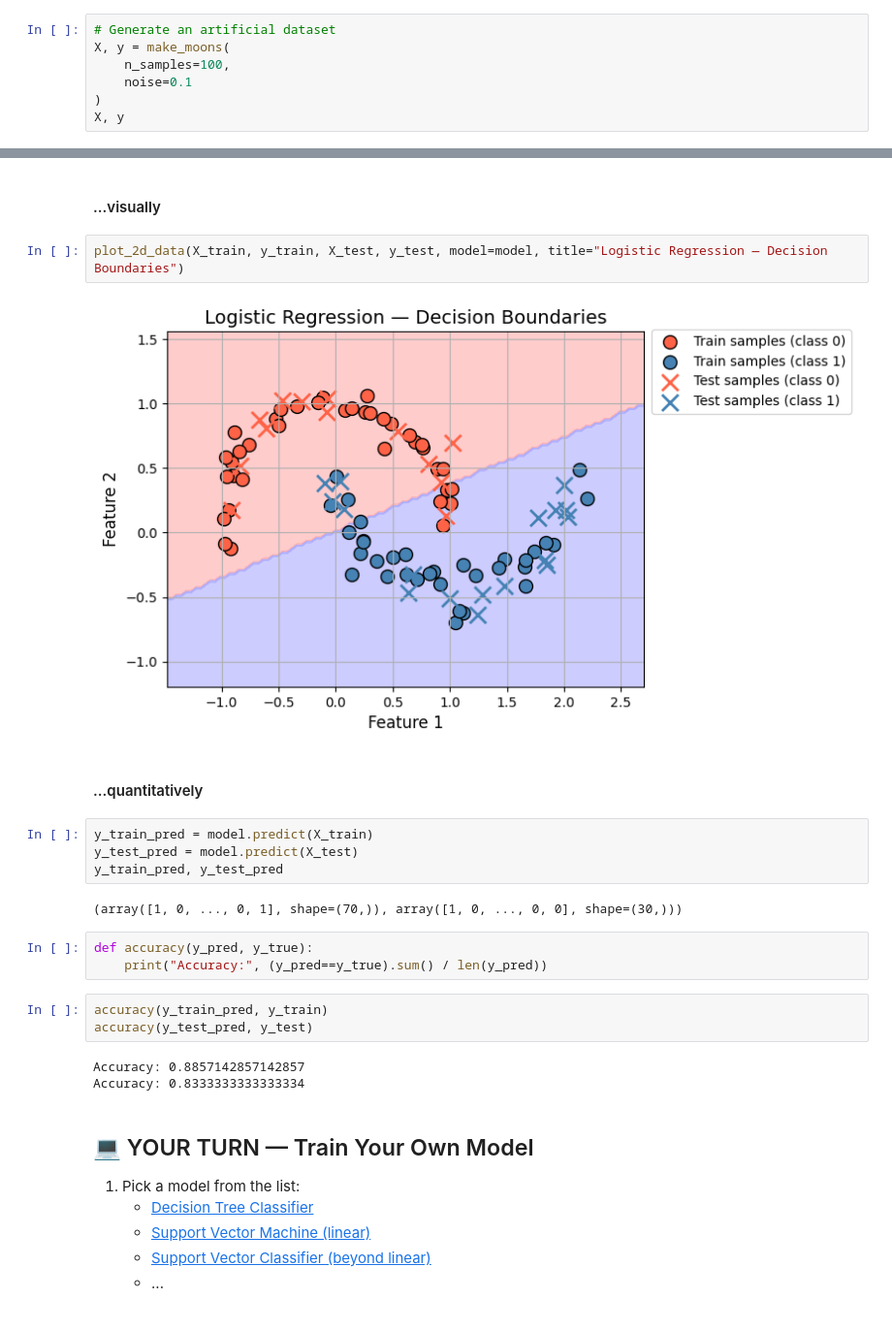
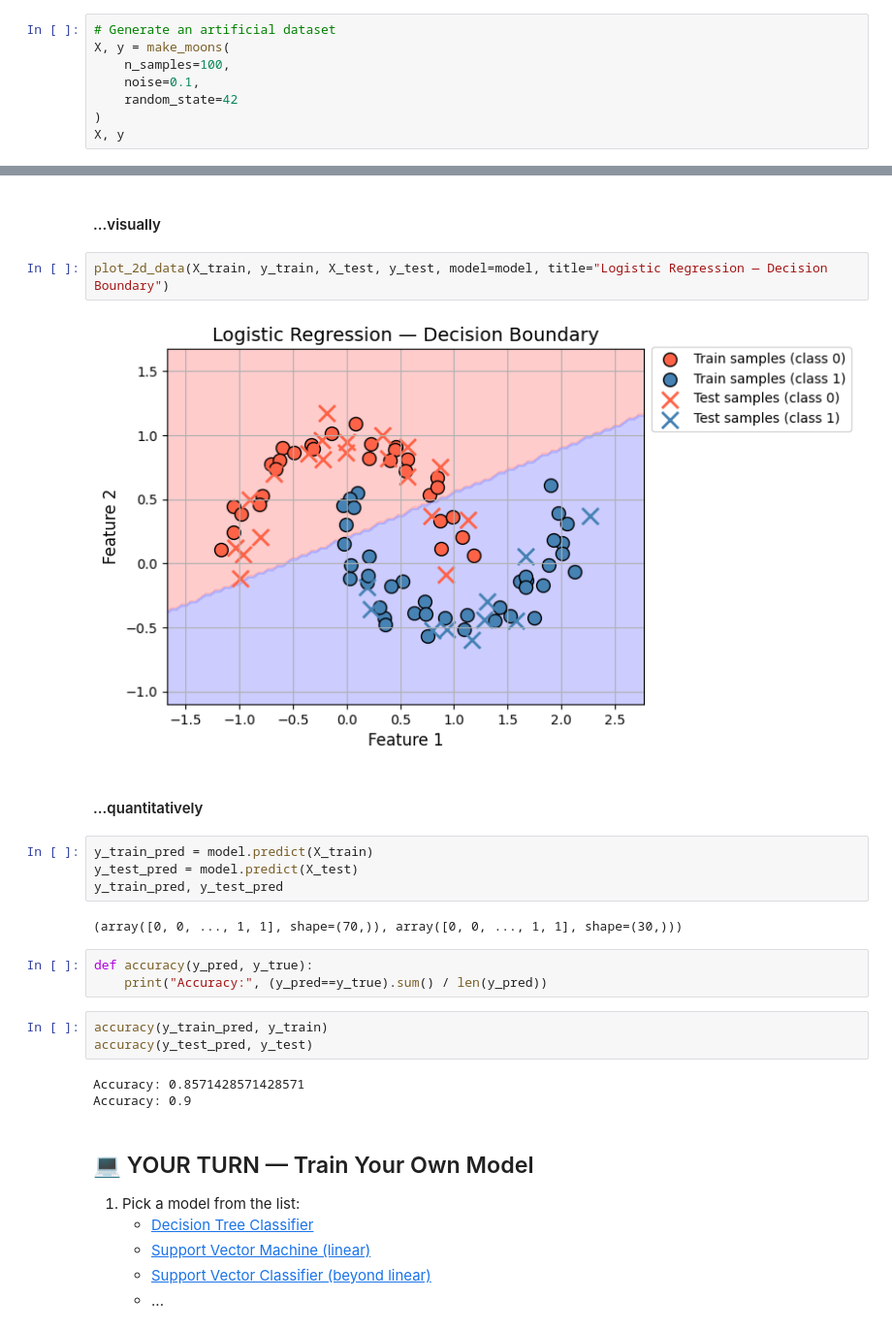
Before and after one commit to julien-marteen-akay-u2p/my-first-binder, a Jupyter notebook: my_notebook.ipynb, the cells around one changed output, grey strips where cells are left out. Shown at 97% size. Drawn from its saved outputs; the diff is of its cells as text.

```diff
--- a/my_notebook.ipynb
+++ b/my_notebook.ipynb
@@ -35,7 +37,8 @@ if '_ORIGINAL_PRINTOPTIONS' not in globals():
 # Generate an artificial dataset
 X, y = make_moons(
     n_samples=100,
-    noise=0.1
+    noise=0.1,
+    random_state=42
 )
 X, y
 # %% [output]
@@ -153,9 +156,9 @@ LogisticRegression()
 # %% [markdown]
 #### ...visually
 # %%
-plot_2d_data(X_train, y_train, X_test, y_test, model=model, title="Logistic Regression — Decision Boundaries")
+plot_2d_data(X_train, y_train, X_test, y_test, model=model, title="Logistic Regression — Decision Boundary")
 # %% [output]
-[figure, old version]
+[figure, new version]
 # %% [markdown]
 #### ...quantitatively
 # %%
@@ -163,7 +166,7 @@ y_train_pred = model.predict(X_train)
 y_test_pred = model.predict(X_test)
 y_train_pred, y_test_pred
 # %% [output]
-(array([1, 0, ..., 0, 1], shape=(70,)), array([1, 0, ..., 0, 0], shape=(30,)))
+(array([0, 0, ..., 1, 1], shape=(70,)), array([0, 0, ..., 1, 1], shape=(30,)))
 # %%
 def accuracy(y_pred, y_true):
     print("Accuracy:", (y_pred==y_true).sum() / len(y_pred))
@@ -171,8 +174,8 @@ def accuracy(y_pred, y_true):
 accuracy(y_train_pred, y_train)
 accuracy(y_test_pred, y_test)
 # %% [output]
-Accuracy: 0.8857142857142857
-Accuracy: 0.8333333333333334
+Accuracy: 0.8571428571428571
+Accuracy: 0.9
 # %% [markdown]
 ## 💻 YOUR TURN — Train Your Own Model
 
```
Also changed, not shown: parts of 51 cells of this notebook.
